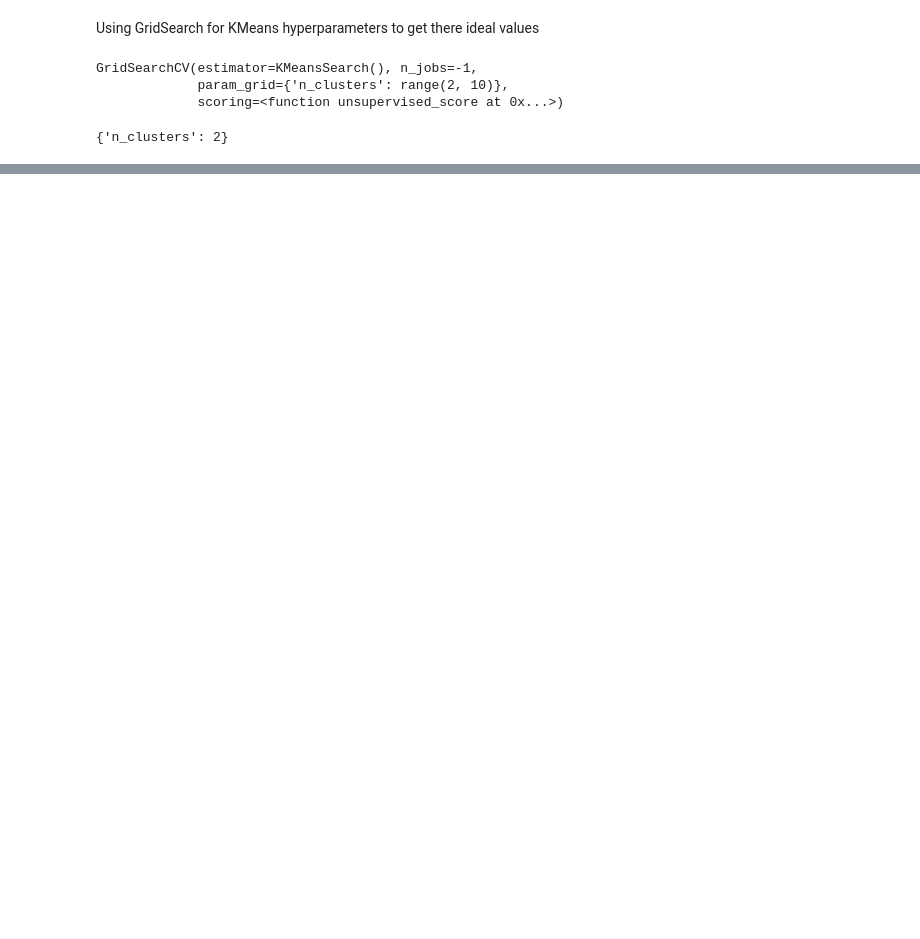
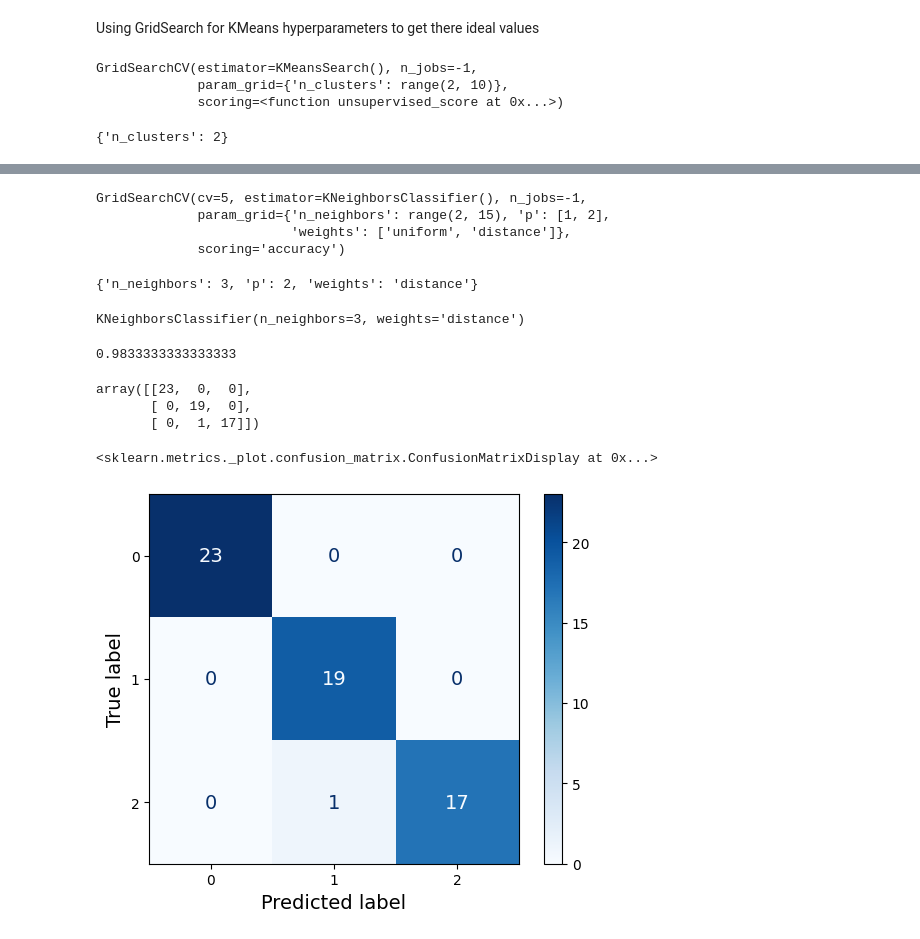
Before and after one commit to sunodmongia/Unsupervised, a Jupyter notebook: unsupervise.ipynb, the cells around one changed output, grey strips where cells are left out. Drawn from its saved outputs; the diff is of its cells as text; code cells hidden in the pictures; blank space fills up the shorter version.

Commit message:
KNeighborClassifier

```diff
--- a/unsupervise.ipynb
+++ b/unsupervise.ipynb
@@ -299,0 +353,45 @@ search.best_params_
+# %%
+search = GridSearchCV(
+    KNeighborsClassifier(),
+    param_grid=param_grid,
+    cv=5,
+    scoring="accuracy",
+    n_jobs=-1,
+)
+
+# knn = KNeighborsClassifier()
+
+search.fit(X_train, y_train)
+# %% [output]
+GridSearchCV(cv=5, estimator=KNeighborsClassifier(), n_jobs=-1,
+             param_grid={'n_neighbors': range(2, 15), 'p': [1, 2],
+                         'weights': ['uniform', 'distance']},
+             scoring='accuracy')
+# %%
+search.best_params_
+# %% [output]
+{'n_neighbors': 3, 'p': 2, 'weights': 'distance'}
+# %%
+knn = KNeighborsClassifier(n_neighbors=3, weights='distance', p=2)
+knn.fit(X_train, y_train)
+# %% [output]
+KNeighborsClassifier(n_neighbors=3, weights='distance')
+# %%
+y_preds = knn.predict(X_test)
+# %%
+accuracy_score(y_test, y_preds)
+# %% [output]
+0.9833333333333333
+# %%
+cm = confusion_matrix(y_test, y_preds)
+cm
+# %% [output]
+array([[23,  0,  0],
+       [ 0, 19,  0],
+       [ 0,  1, 17]])
+# %%
+disp = ConfusionMatrixDisplay(confusion_matrix=cm, display_labels=knn.classes_)
+disp.plot(cmap='Blues')
+# %% [output]
+<sklearn.metrics._plot.confusion_matrix.ConfusionMatrixDisplay at 0x...>
+[figure, added]
```
Also changed, not shown: parts of 9 cells of this notebook.
